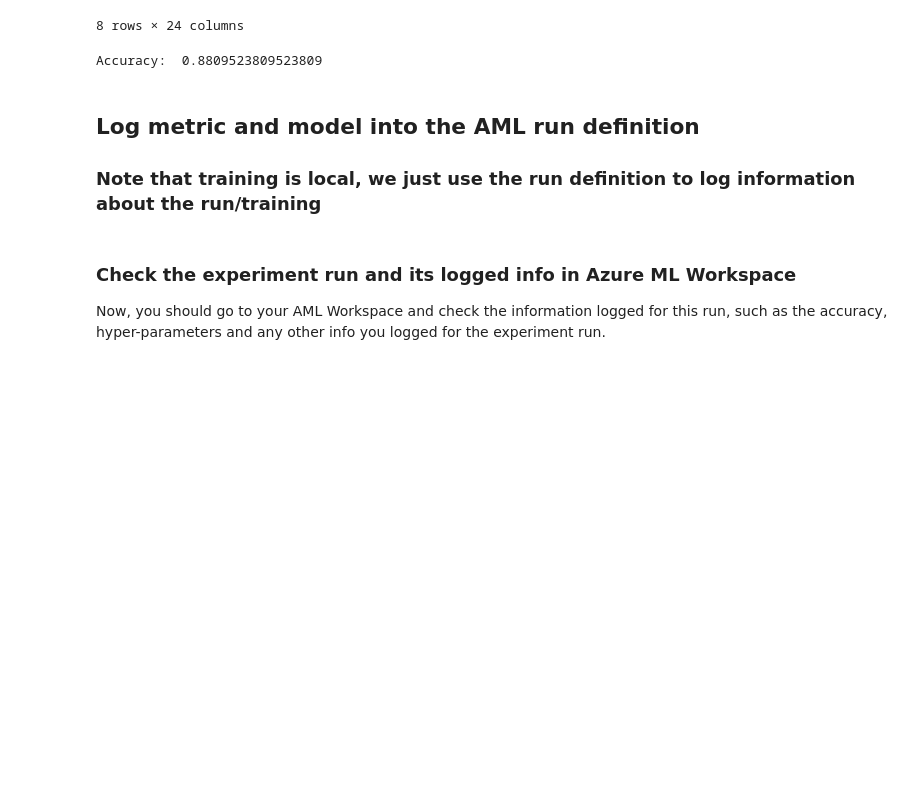
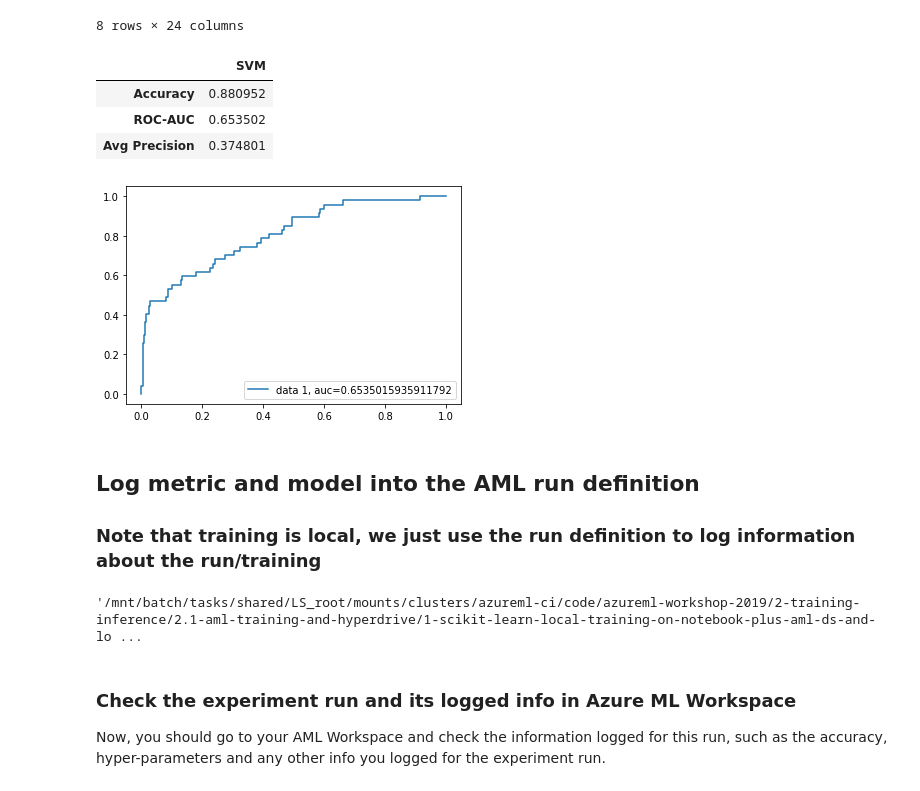
Before and after one commit to lucazav/Azure-Machine-Learning-Workshop, a Jupyter notebook: 2-training-inference/2.1-aml-training-and-hyperdrive/1-scikit-learn-local-training-on-notebook-plus-aml-ds-and-log/binayclassification-employee-attrition-notebook.ipynb, the cells around one changed output. Cells and saved outputs as stored; diff of their text form; code cells hidden in the pictures; blank space fills up the shorter version.

Commit message:
Enriched the local training notebook

```diff
--- a/2-training-inference/2.1-aml-training-and-hyperdrive/1-scikit-learn-local-training-on-notebook-plus-aml-ds-and-log/binayclassification-employee-attrition-notebook.ipynb
+++ b/2-training-inference/2.1-aml-training-and-hyperdrive/1-scikit-learn-local-training-on-notebook-plus-aml-ds-and-log/binayclassification-employee-attrition-notebook.ipynb
@@ -133,10 +136,11 @@ model_pipeline = Pipeline(steps=[('preprocessor', transforms_pipeline),
 from azureml.core import Experiment
 
 # Get an experiment object from AML
-experiment = Experiment(workspace=ws, name="local-train-notebook-aml-log")
+experiment = Experiment(workspace=ws, name="aml-wrkshp-local-train-notebook-log")
 
-# Create a run object in the experiment
+# Create an interactive run object in the experiment
 run =  experiment.start_logging()
+
 # Log the algorithm parameter C to the run
 run.log('C', 1.0)
 # %% [markdown]
@@ -160,17 +164,50 @@ x_test.describe()
 8 rows × 24 columns
 # %%
 from sklearn.metrics import accuracy_score
+from sklearn.metrics import roc_auc_score
+from sklearn.metrics import average_precision_score
+
 
 # Make Multiple Predictions
 y_predictions = model.predict(x_test)
 
 accuracy = accuracy_score(y_test, y_predictions)
-print('Accuracy: ', accuracy)
+rocauc = roc_auc_score(y_test, y_predictions)
+average_precision = average_precision_score(y_test, y_predictions)
+
+model_details_df = pd.DataFrame([accuracy, rocauc, average_precision],
+                                columns = ['SVM'],
+                                index=['Accuracy','ROC-AUC','Avg Precision'])
+
+model_details_df
 # %% [output]
-Accuracy:  0.8809523809523809
+|  | SVM |
+| Accuracy | 0.880952 |
+| ROC-AUC | 0.653502 |
+| Avg Precision | 0.374801 |
+# %%
+from sklearn.metrics import roc_curve
+import matplotlib.pyplot as plt
+
+y_pred_proba = model.predict_proba(x_test)[::,1]
+
+fpr, tpr, _ = roc_curve(y_test,  y_pred_proba)
+
+plt.plot(fpr,tpr,label="data 1, auc="+str(rocauc))
+plt.legend(loc=4)
+run.log_image("ROC Curve", plot=plt)
+#plt.show()
+# %% [output]
+[figure, added]
 # %% [markdown]
 ## Log metric and model into the AML run definition
 ### Note that training is local, we just use the run definition to log information about the run/training
+# %%
+# Current folder, where the pkl file will be created
+import os
+os.getcwd()
+# %% [output]
+'/mnt/batch/tasks/shared/LS_root/mounts/clusters/azureml-ci/code/azureml-workshop-2019/2-training-inference/2.1-aml-training-and-hyperdrive/1-scikit-learn-local-training-on-notebook-plus-aml-ds-and-lo ...
 # %%
 # Output the Mean Squared Error to the notebook and to the run
 
```
Also changed, not shown: parts of 15 cells of this notebook, 1 other file.
